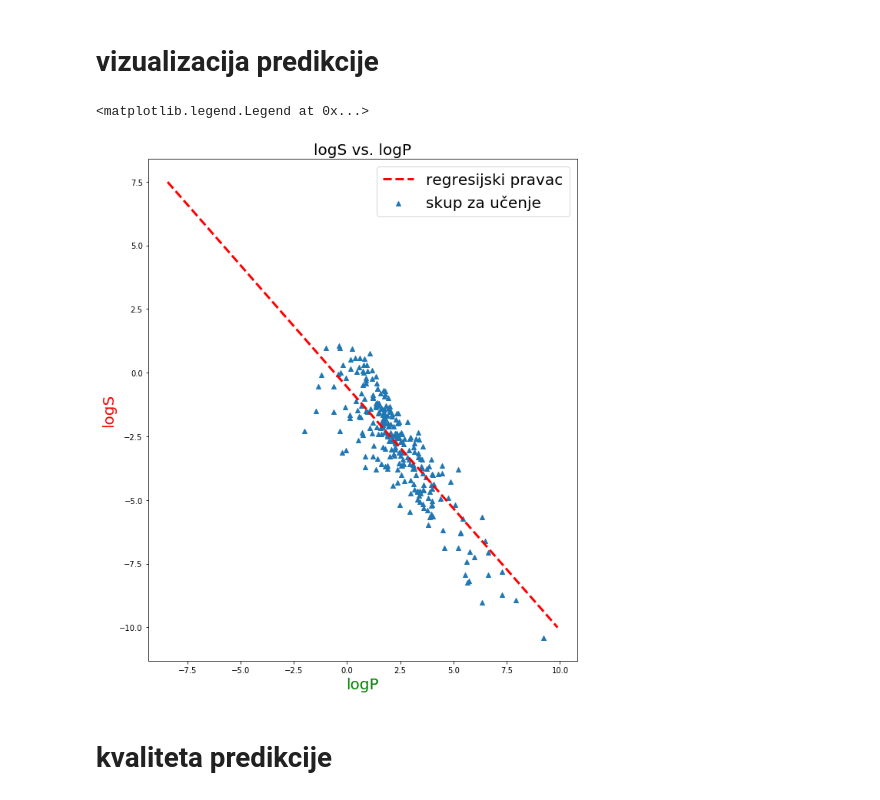
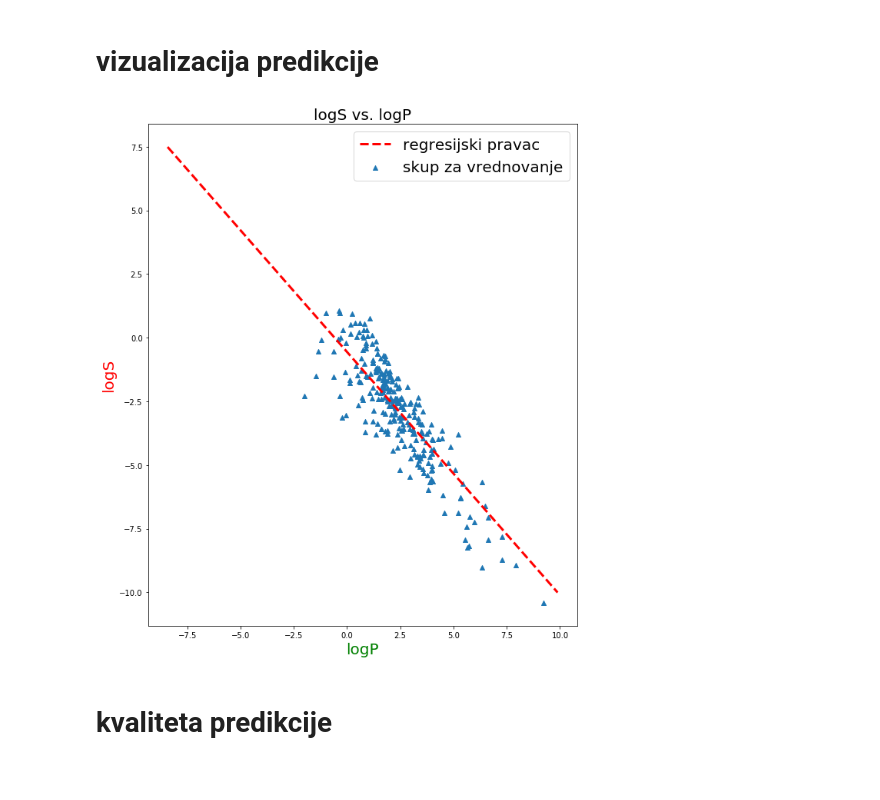
Before and after one commit to Jeca1991/modeliranje-tutorial, a Jupyter notebook: qsar_tut.ipynb, the cells around one changed output. Drawn from its saved outputs; the diff is of its cells as text; code cells hidden in the pictures.

```diff
--- a/qsar_tut.ipynb
+++ b/qsar_tut.ipynb
@@ -125,20 +124,20 @@ y_pred=fitter.predict(X=xtest)
 # %%
 import matplotlib.pyplot as plt
 fig, ax =plt.subplots(figsize=(10,12))
 #scatter plot
-plt.scatter(x=test_set.logp, y=test_set.logs, marker='^', label='skup za učenje')
+plt.scatter(x=test_set.logp, y=test_set.logs, marker='^', label='skup za vrednovanje')
 #regresijska linija
 x_space=np.array([min(train_set.logp),max(train_set.logp)])
 y_fit=x_space*a + b
 plt.plot(x_space,y_fit, linestyle='--', c='r', lw=3, label="regresijski pravac")
 #
 plt.ylabel('logS', fontsize=20, color='red')
 plt.xlabel('logP', fontsize=20, color='green')
 plt.title('logS vs. logP', fontsize=20)
 plt.legend(fontsize=20)
+plt.savefig('fig6.png')
 # %% [output]
-<matplotlib.legend.Legend at 0x...>
-[figure, old version]
+[figure, new version]
 # %% [markdown]
 # kvaliteta predikcije
 # %%
```
Also changed, not shown: parts of 5 cells of this notebook, 2 other files.
